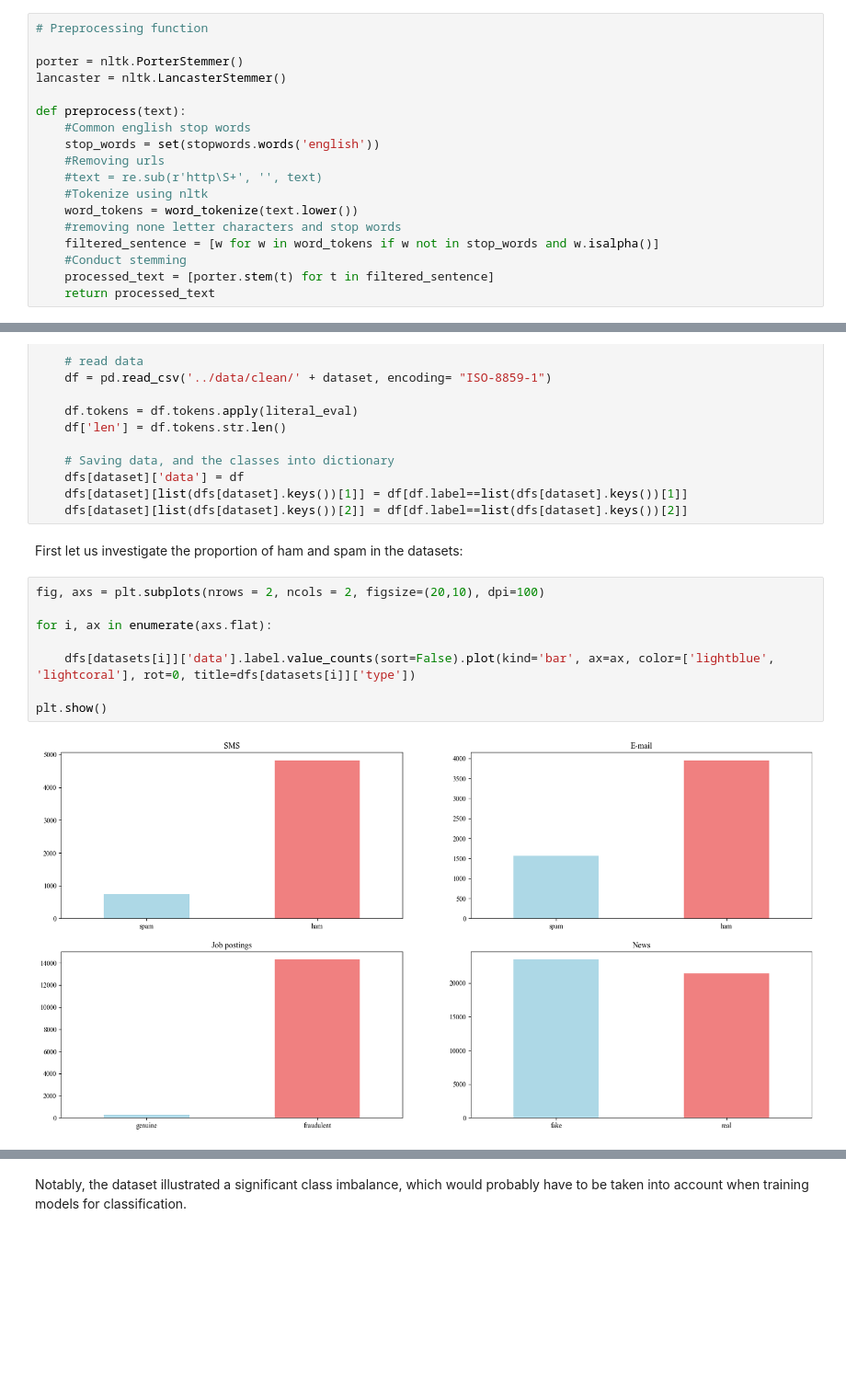
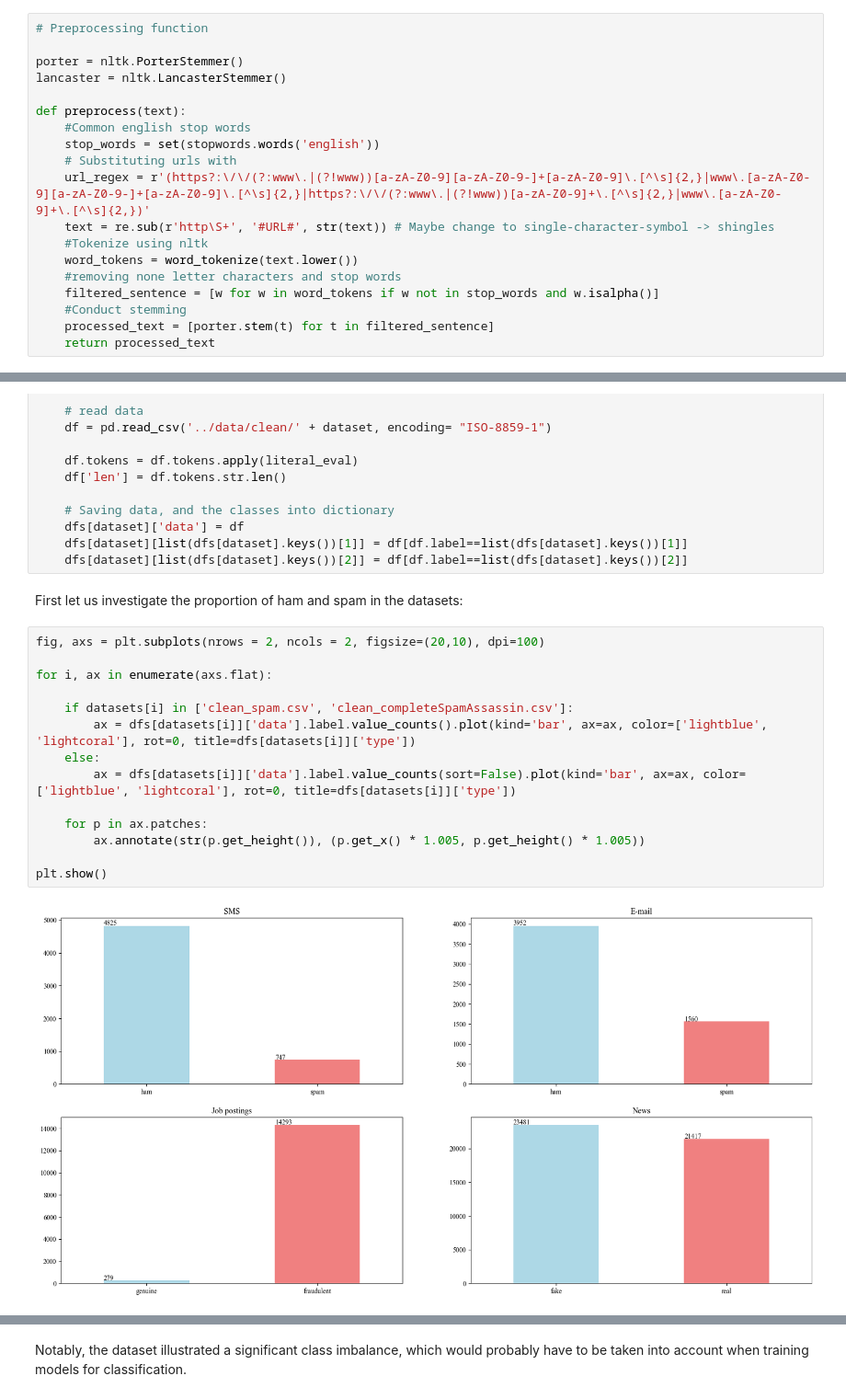
Before and after one commit to Ne0-1/02807-project, a Jupyter notebook: src/s194244.ipynb, the cells around one changed output, grey strips where cells are left out. Shown at 92% size. Drawn from its saved outputs; the diff is of its cells as text; blank space fills up the shorter version.

```diff
--- a/src/s194244.ipynb
+++ b/src/s194244.ipynb
@@ -31,8 +31,9 @@ lancaster = nltk.LancasterStemmer()
 def preprocess(text):
     #Common english stop words
     stop_words = set(stopwords.words('english'))
-    #Removing urls
-    #text = re.sub(r'http\S+', '', text)
+    # Substituting urls with
+    url_regex = r'(https?:\/\/(?:www\.|(?!www))[a-zA-Z0-9][a-zA-Z0-9-]+[a-zA-Z0-9]\.[^\s]{2,}|www\.[a-zA-Z0-9][a-zA-Z0-9-]+[a-zA-Z0-9]\.[^\s]{2,}|https?:\/\/(?:www\.|(?!www))[a-zA-Z0-9]+\.[^\s]{2,}|www\.[a-zA-Z0-9]+\.[^\s]{2,})'
+    text = re.sub(r'http\S+', '#URL#', str(text)) # Maybe change to single-character-symbol -> shingles
     #Tokenize using nltk
     word_tokens = word_tokenize(text.lower())
     #removing none letter characters and stop words
@@ -86,15 +87,21 @@ for dataset in datasets:
     dfs[dataset]['data'] = df
     dfs[dataset][list(dfs[dataset].keys())[1]] = df[df.label==list(dfs[dataset].keys())[1]]
     dfs[dataset][list(dfs[dataset].keys())[2]] = df[df.label==list(dfs[dataset].keys())[2]]
-# %% [markdown]
-First let us investigate the proportion of ham and spam in the datasets:
+# %% [markdown]
+First let us investigate the proportion of ham and spam in the datasets:
 # %%
 fig, axs = plt.subplots(nrows = 2, ncols = 2, figsize=(20,10), dpi=100)
 
 for i, ax in enumerate(axs.flat):
 
-    dfs[datasets[i]]['data'].label.value_counts(sort=False).plot(kind='bar', ax=ax, color=['lightblue', 'lightcoral'], rot=0, title=dfs[datasets[i]]['type'])
+    if datasets[i] in ['clean_spam.csv', 'clean_completeSpamAssassin.csv']:
+        ax = dfs[datasets[i]]['data'].label.value_counts().plot(kind='bar', ax=ax, color=['lightblue', 'lightcoral'], rot=0, title=dfs[datasets[i]]['type'])
+    else:
+        ax = dfs[datasets[i]]['data'].label.value_counts(sort=False).plot(kind='bar', ax=ax, color=['lightblue', 'lightcoral'], rot=0, title=dfs[datasets[i]]['type'])
+
+    for p in ax.patches:
+        ax.annotate(str(p.get_height()), (p.get_x() * 1.005, p.get_height() * 1.005))
 
 plt.show()
 # %% [output]
-[figure, old version]
+[figure, new version]
```
Also changed, not shown: parts of 19 cells of this notebook, 6 other files.
